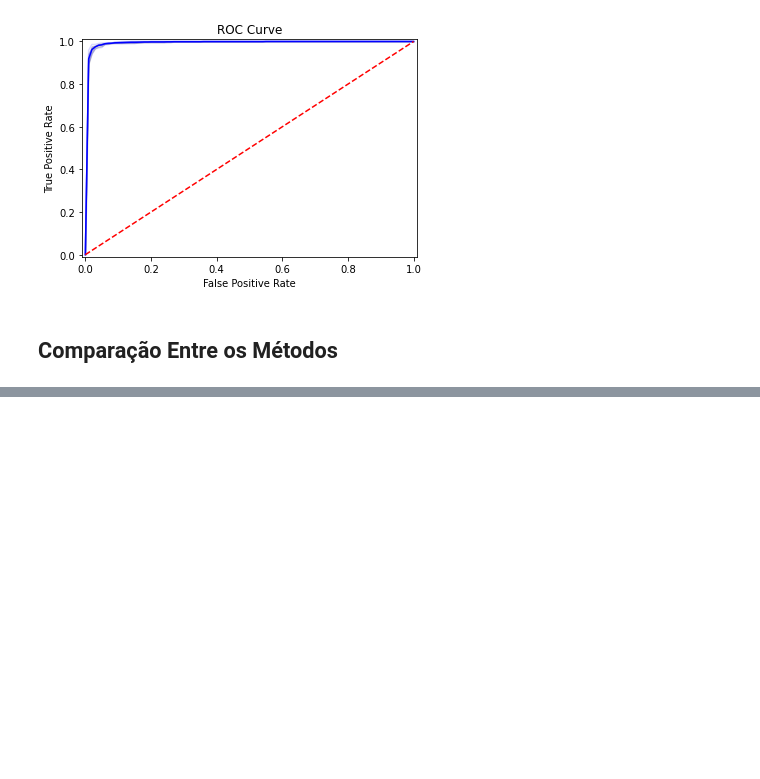
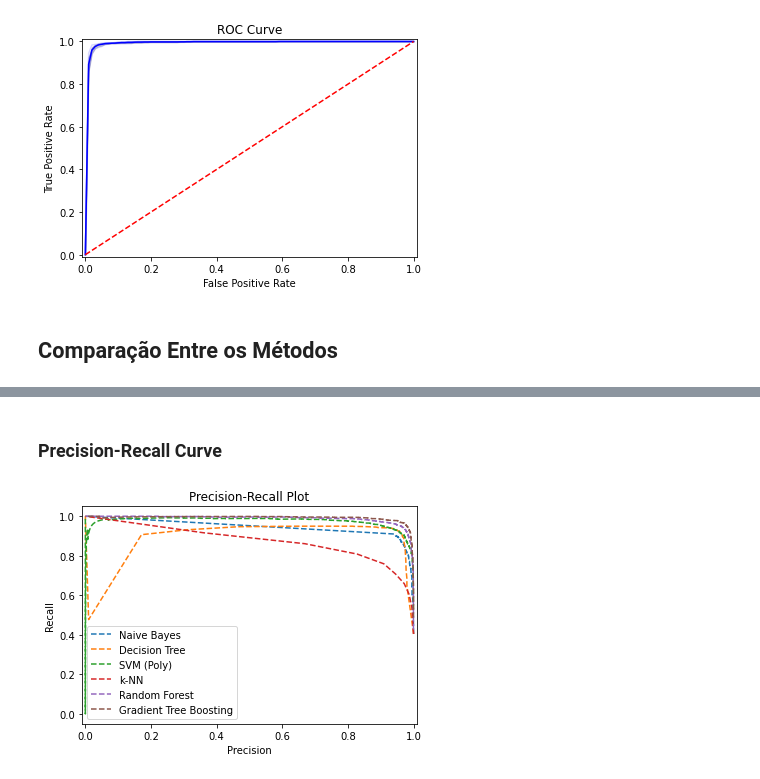
Before and after one commit to vcaitite/machine-learning-exercises, a Jupyter notebook: TP1/Trabalho Prático 1 - Classificação de Exoplanetas.ipynb, the cells around one changed output, grey strips where cells are left out. Saved outputs shown, nothing was run; the diff lists cells and outputs as text; code cells hidden in the pictures; blank space fills up the shorter version.

```diff
--- a/TP1/Trabalho Prático 1 - Classificação de Exoplanetas.ipynb
+++ b/TP1/Trabalho Prático 1 - Classificação de Exoplanetas.ipynb
@@ -416,7 +418,7 @@ The best mean accuracy was 0.8422 and was achieved for K = 8
 # %%
 model = KNeighborsClassifier
 params = {'n_neighbors' : k}
-clf, mean_accuracy_knn, mean_precision_knn, mean_recall_knn = apply_cross_validation(model, params)
+clf, mean_accuracy_knn, mean_precision_knn, mean_recall_knn, roc_knn, pr_knn = apply_cross_validation(model, params)
 # %% [output]
 Accuracy (fold 1): 0.8521
 Accuracy (fold 2): 0.8434
@@ -538,0 +567,21 @@ print(table)
+# %% [markdown]
+### Precision-Recall Curve
+# %%
+# Plot Precision-Recall curve for all methods in the same graph
+plt.plot(pr_nb[1], pr_nb[0], linestyle='--', label='Naive Bayes')
+plt.plot(pr_dt[1], pr_dt[0], linestyle='--', label='Decision Tree')
+#plt.plot(pr_lsvm[1], pr_lsvm[0], linestyle='--', label='SVM (Linear)')
+#plt.plot(pr_ssvm[1], pr_ssvm[0], linestyle='--', label='SVM (Sigmoid)')
+#plt.plot(pr_rsvm[1], pr_rsvm[0], linestyle='--', label='SVM (RBF)')
+plt.plot(pr_psvm[1], pr_psvm[0], linestyle='--', label='SVM (Poly)')
+plt.plot(pr_knn[1], pr_knn[0], linestyle='--', label='k-NN')
+plt.plot(pr_rf[1], pr_rf[0], linestyle='--', label='Random Forest')
+plt.plot(pr_gb[1], pr_gb[0], linestyle='--', label='Gradient Tree Boosting')
+plt.title('Precision-Recall Plot')
+plt.xlabel('Precision')
+plt.ylabel('Recall')
+plt.xlim([-0.01, 1.01])
+plt.legend()
+plt.show()
+# %% [output]
+[figure, added]
```
Also changed, not shown: parts of 19 cells of this notebook.
